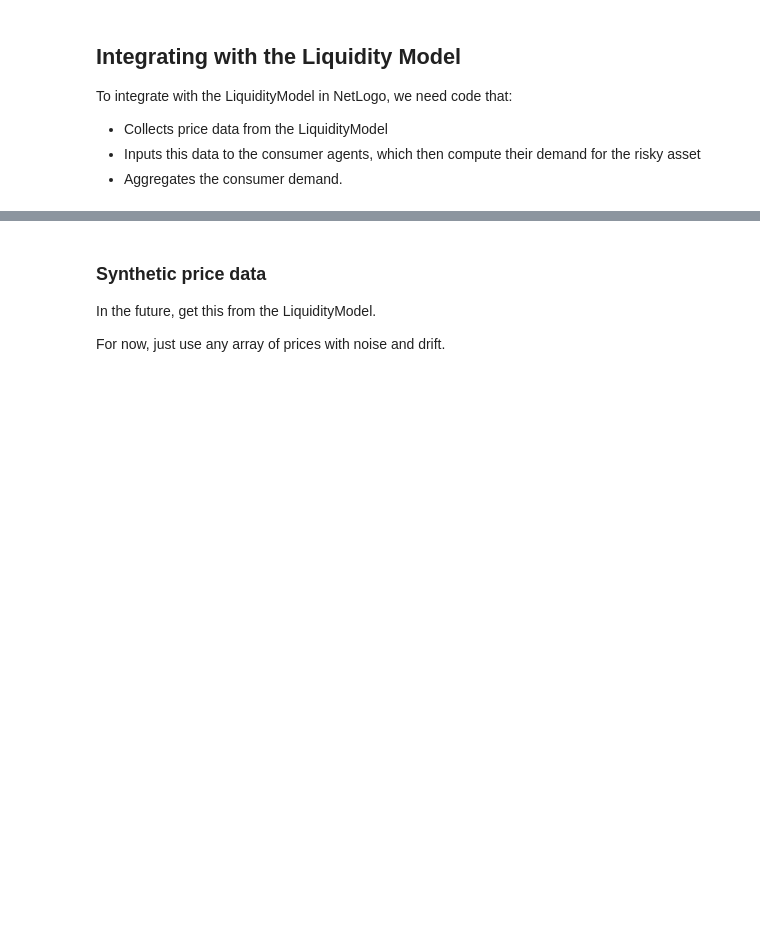
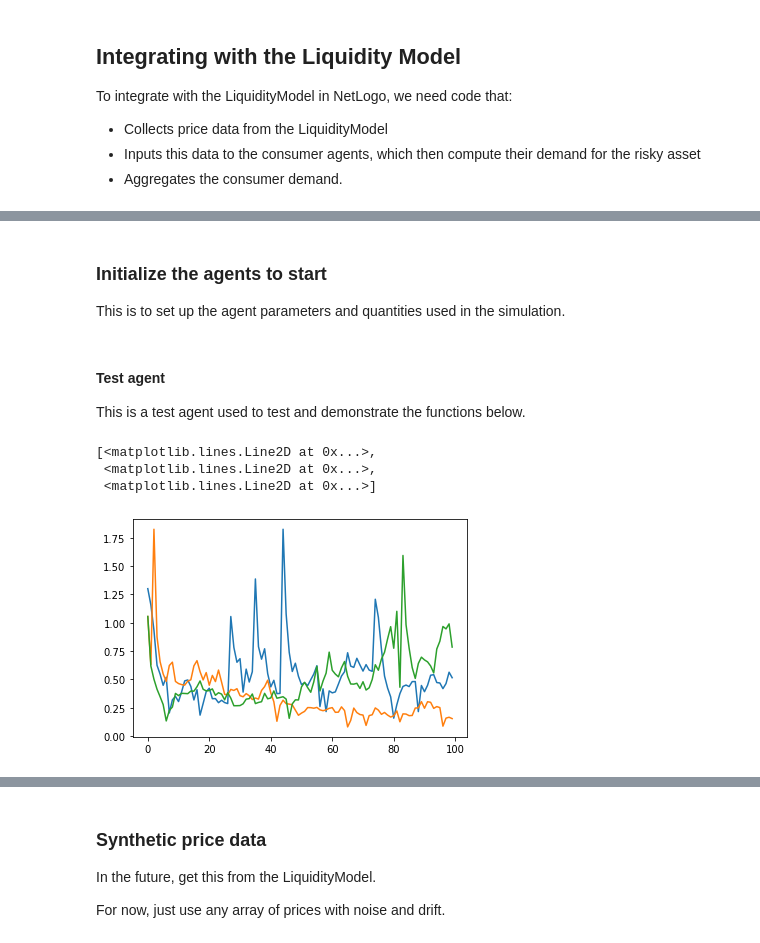
Before and after one commit to sbenthall/SHARKFin, a Jupyter notebook: HARK/Macro-Micro Foundations Demo Code.ipynb, the cells around one changed output, grey strips where cells are left out. Drawn from its saved outputs; the diff is of its cells as text; code cells hidden in the pictures; blank space fills up the shorter version.

Commit message:
refining code for the HARK side of the simulation

```diff
--- a/HARK/Macro-Micro Foundations Demo Code.ipynb
+++ b/HARK/Macro-Micro Foundations Demo Code.ipynb
@@ -267,0 +42,24 @@ demand(1000,50,1.1,0.5)
+# %% [markdown]
+### Initialize the agents to start
+
+This is to set up the agent parameters and quantities used in the simulation.
+# %%
+## List of tuples:
+##  ( parameters,
+##    number of agents represented,
+##    ( initial risky percent, $$$ in risky asset, $$$ in riskless asset)
+agent_classes = [
+    ({'CRRA': 5.0}, 100, (0.08, 800, 9200)), # Normal consumers
+    ({'CRRA': 6.0}, 50,  (0.08, 800, 9200)),  # More risk-averse consumers
+    ({'CRRA': 4.0}, 50,  (0.08, 800, 9200))  #  Less risk-averse consumers
+]
+
+
+### parameters shared by all agents
+ap = {
+    'AdjustPrb' : 0.0,
+    'aNrmInitMean' : 1.0,
+    'aNrmInitStd' : 0.0,
+    'pLvlInitMean' : 1.0,
+    'pLvlInitStd' : 0.0
+}
@@ -267,0 +82,22 @@ demand(1000,50,1.1,0.5)
+# %% [markdown]
+#### Test agent
+
+This is a test agent used to test and demonstrate the functions below.
+# %%
+# test agent
+agent = cpm.PortfolioConsumerType(
+    AgentCount = 3,
+    **ap
+)
+agent.solve()
+agent.T_sim = 100
+agent.track_vars += ['pLvlNow','mNrmNow','ShareNow','RiskyNow']
+agent.initializeSim()
+agent.simulate()
+# %%
+plt.plot(agent.history['mNrmNow'] / agent.history['pLvlNow'])
+# %% [output]
+[<matplotlib.lines.Line2D at 0x...>,
+ <matplotlib.lines.Line2D at 0x...>,
+ <matplotlib.lines.Line2D at 0x...>]
+[figure, added]
```
Also changed, not shown: parts of 49 cells of this notebook, 1 other file.
